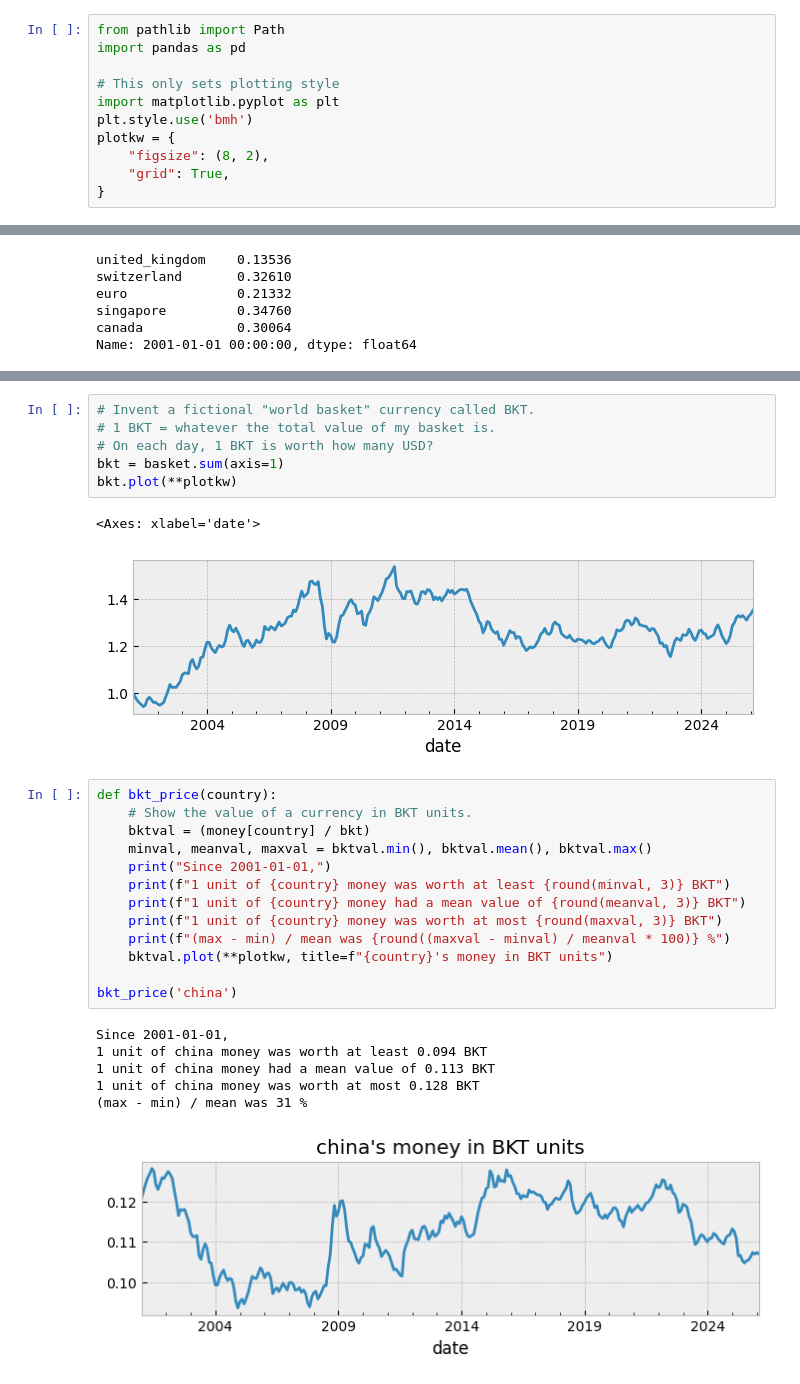
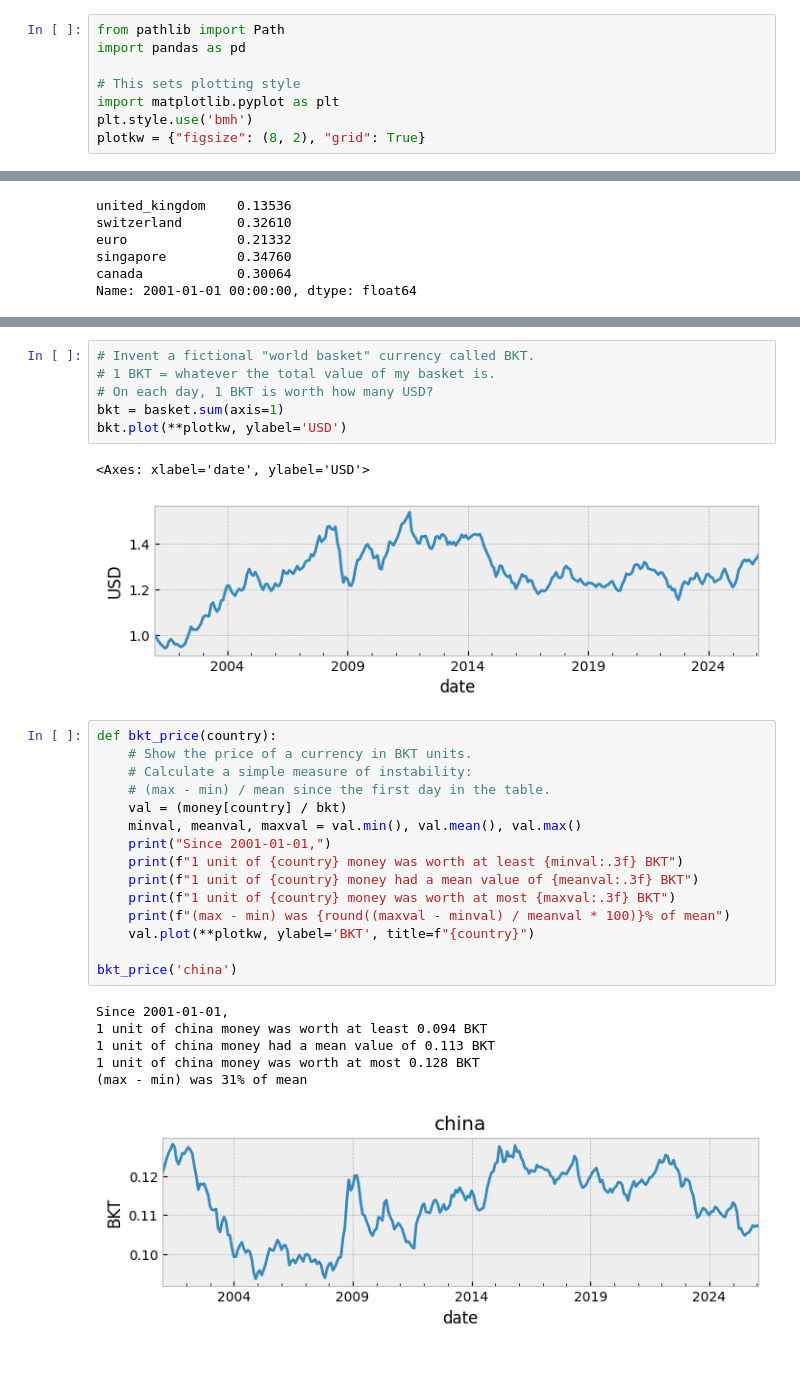
Before and after one commit to samkennerly/chengdu, a Jupyter notebook: science/projects/money.ipynb, the cells around one changed output, grey strips where cells are left out. Cells and saved outputs as stored; diff of their text form.

Commit message:
update comments on science/projects/money

```diff
--- a/science/projects/money.ipynb
+++ b/science/projects/money.ipynb
@@ -13,13 +26,10 @@ https://github.com/datasets/exchange-rates/tree/main
 from pathlib import Path
 import pandas as pd
 
-# This only sets plotting style
+# This sets plotting style
 import matplotlib.pyplot as plt
 plt.style.use('bmh')
-plotkw = {
-    "figsize": (8, 2),
-    "grid": True,
-}
+plotkw = {"figsize": (8, 2), "grid": True}
 # %%
 # Where is the dataset?
 DATA_PATH = Path.cwd().parent / "data/prices/money.csv"
@@ -121,30 +141,32 @@ basket.plot(**plotkw)
 # 1 BKT = whatever the total value of my basket is.
 # On each day, 1 BKT is worth how many USD?
 bkt = basket.sum(axis=1)
-bkt.plot(**plotkw)
+bkt.plot(**plotkw, ylabel='USD')
 # %% [output]
-<Axes: xlabel='date'>
+<Axes: xlabel='date', ylabel='USD'>
-[figure, old version]
+[figure, new version]
 # %%
 def bkt_price(country):
-    # Show the value of a currency in BKT units.
-    bktval = (money[country] / bkt)
-    minval, meanval, maxval = bktval.min(), bktval.mean(), bktval.max()
+    # Show the price of a currency in BKT units.
+    # Calculate a simple measure of instability:
+    # (max - min) / mean since the first day in the table.
+    val = (money[country] / bkt)
+    minval, meanval, maxval = val.min(), val.mean(), val.max()
     print("Since 2001-01-01,")
-    print(f"1 unit of {country} money was worth at least {round(minval, 3)} BKT")
-    print(f"1 unit of {country} money had a mean value of {round(meanval, 3)} BKT")
-    print(f"1 unit of {country} money was worth at most {round(maxval, 3)} BKT")
-    print(f"(max - min) / mean was {round((maxval - minval) / meanval * 100)} %")
-    bktval.plot(**plotkw, title=f"{country}'s money in BKT units")
+    print(f"1 unit of {country} money was worth at least {minval:.3f} BKT")
+    print(f"1 unit of {country} money had a mean value of {meanval:.3f} BKT")
+    print(f"1 unit of {country} money was worth at most {maxval:.3f} BKT")
+    print(f"(max - min) was {round((maxval - minval) / meanval * 100)}% of mean")
+    val.plot(**plotkw, ylabel='BKT', title=f"{country}")
 
 bkt_price('china')
 # %% [output]
 Since 2001-01-01,
 1 unit of china money was worth at least 0.094 BKT
 1 unit of china money had a mean value of 0.113 BKT
 1 unit of china money was worth at most 0.128 BKT
-(max - min) / mean was 31 %
+(max - min) was 31% of mean
-[figure, old version]
+[figure, new version]
 # %%
 bkt_price('new_zealand')
 # %% [output]
```
Also changed, not shown: parts of 16 cells of this notebook.
